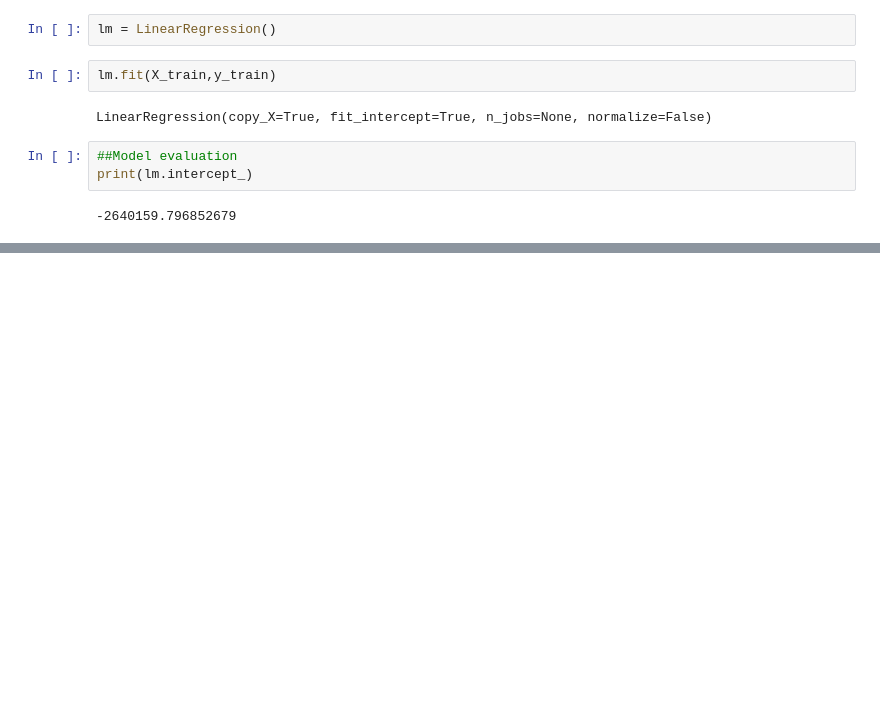
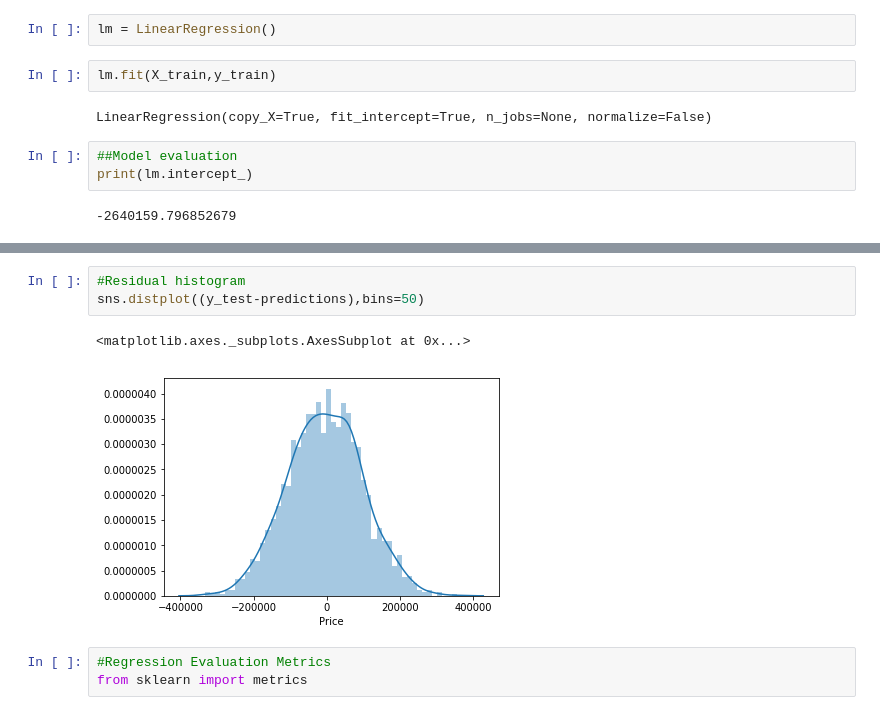
Before and after one commit to Joseorina/verbose-system, a Jupyter notebook: LinearRegression.ipynb, the cells around one changed output, grey strips where cells are left out. Drawn from its saved outputs; the diff is of its cells as text; blank space fills up the shorter version.

Commit message:
Regression evaluation metrics

```diff
--- a/LinearRegression.ipynb
+++ b/LinearRegression.ipynb
@@ -99,0 +117,9 @@ coeff_df = pd
+# %%
+#Residual histogram
+sns.distplot((y_test-predictions),bins=50)
+# %% [output]
+<matplotlib.axes._subplots.AxesSubplot at 0x...>
+[figure, added]
+# %%
+#Regression Evaluation Metrics
+from sklearn import metrics
```
Also changed, not shown: parts of 5 cells of this notebook, 1 other file.
